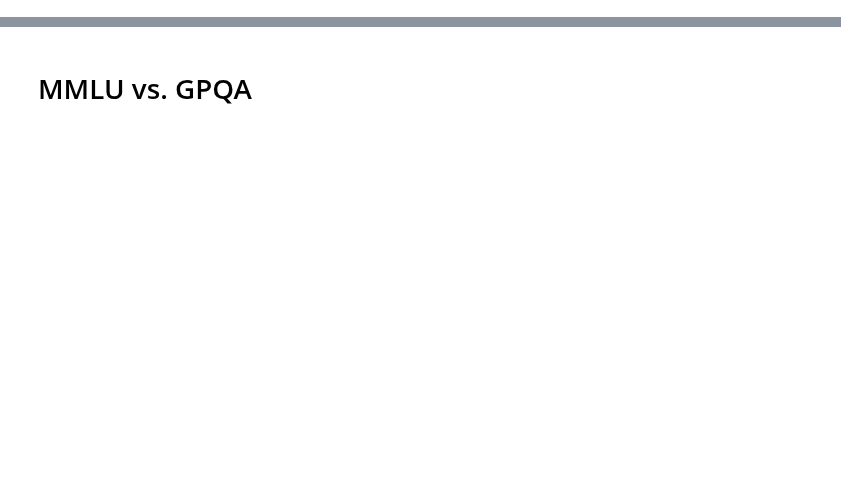
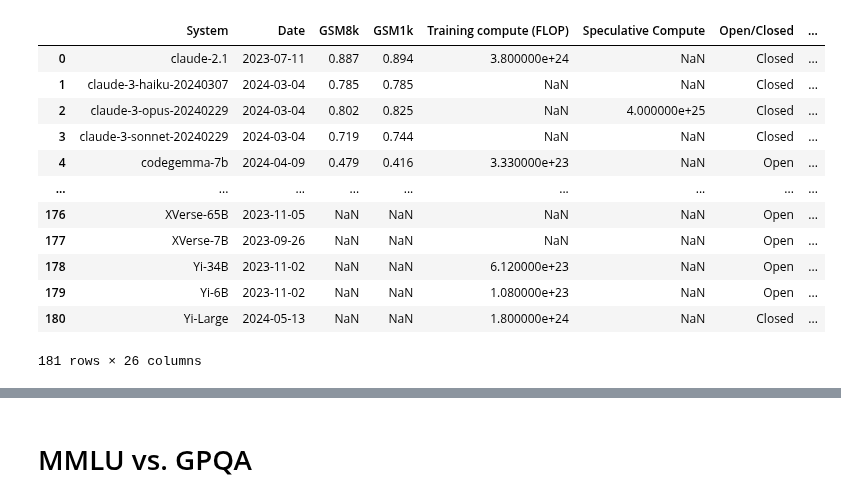
Before and after one commit to epoch-research/open-model-trends, a Jupyter notebook: benchmark_analysis.ipynb, the cells around one changed output, grey strips where cells are left out. Drawn from its saved outputs; the diff is of its cells as text; code cells hidden in the pictures; blank space fills up the shorter version.

```diff
--- a/benchmark_analysis.ipynb
+++ b/benchmark_analysis.ipynb
@@ -17,0 +41,4 @@ df = pd.read_csv(url)
+# %%
+url = "https://docs.google.com/spreadsheets/d/1KYp4h3urj-698IE9bR7n1ctuH1iyCAQ5pTZIqQ_qs9g/export?format=csv"
+gsm1k_df = pd.read_csv(url)
+gsm1k_df
@@ -18,3 +98,21 @@ df = pd.read_csv(url)
+# %%
+# Concatenate gsm1k_df and df
+df = pd.concat([gsm1k_df, df], axis=0, join='outer', ignore_index=True)
+df
+# %% [output]
+|  | System | Date | GSM8k | GSM1k | Training compute (FLOP) | Speculative Compute | Open/Closed | ... |
+| 0 | claude-2.1 | 2023-07-11 | 0.887 | 0.894 | 3.800000e+24 | NaN | Closed | ... |
+| 1 | claude-3-haiku-20240307 | 2024-03-04 | 0.785 | 0.785 | NaN | NaN | Closed | ... |
+| 2 | claude-3-opus-20240229 | 2024-03-04 | 0.802 | 0.825 | NaN | 4.000000e+25 | Closed | ... |
+| 3 | claude-3-sonnet-20240229 | 2024-03-04 | 0.719 | 0.744 | NaN | NaN | Closed | ... |
+| 4 | codegemma-7b | 2024-04-09 | 0.479 | 0.416 | 3.330000e+23 | NaN | Open | ... |
+| ... | ... | ... | ... | ... | ... | ... | ... | ... |
+| 176 | XVerse-65B | 2023-11-05 | NaN | NaN | NaN | NaN | Open | ... |
+| 177 | XVerse-7B | 2023-09-26 | NaN | NaN | NaN | NaN | Open | ... |
+| 178 | Yi-34B | 2023-11-02 | NaN | NaN | 6.120000e+23 | NaN | Open | ... |
+| 179 | Yi-6B | 2023-11-02 | NaN | NaN | 1.080000e+23 | NaN | Open | ... |
+| 180 | Yi-Large | 2024-05-13 | NaN | NaN | 1.800000e+24 | NaN | Closed | ... |
+181 rows × 26 columns
 # %%
 df['Date'] = pd.to_datetime(df['Date'], format='mixed')
 df
```
Also changed, not shown: parts of 32 cells of this notebook, 1 other file.
